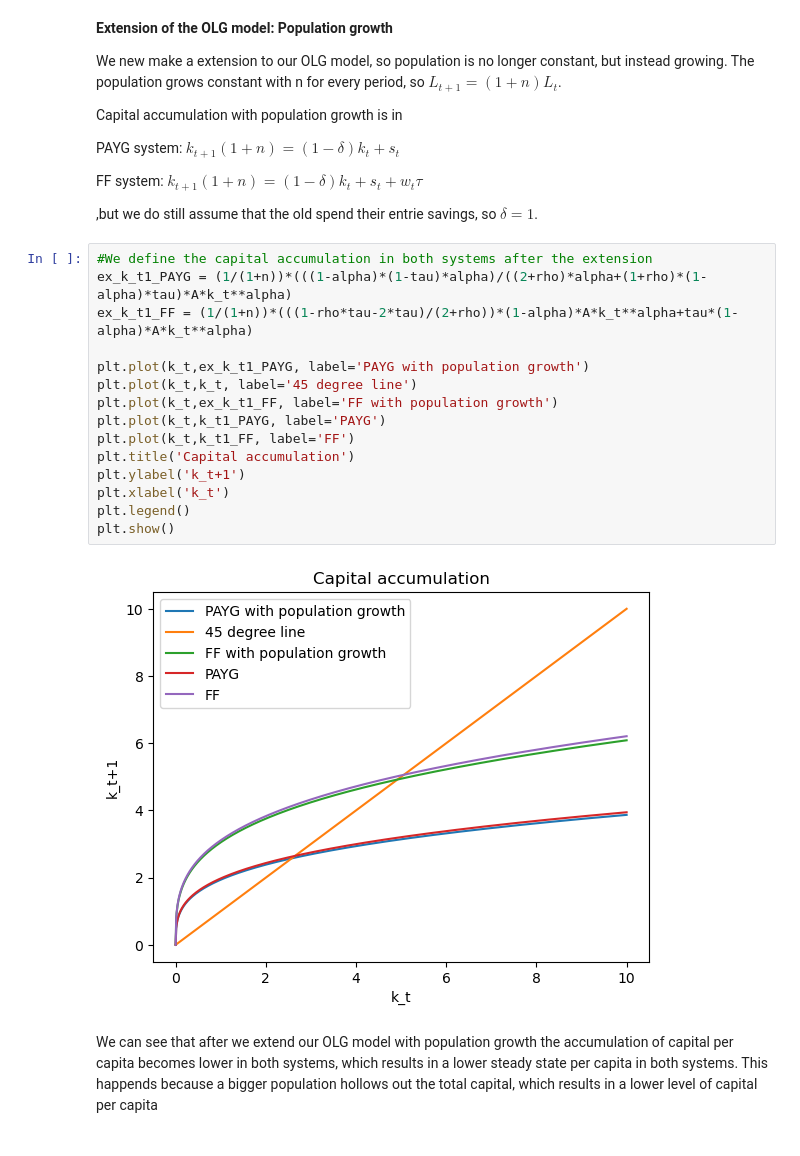
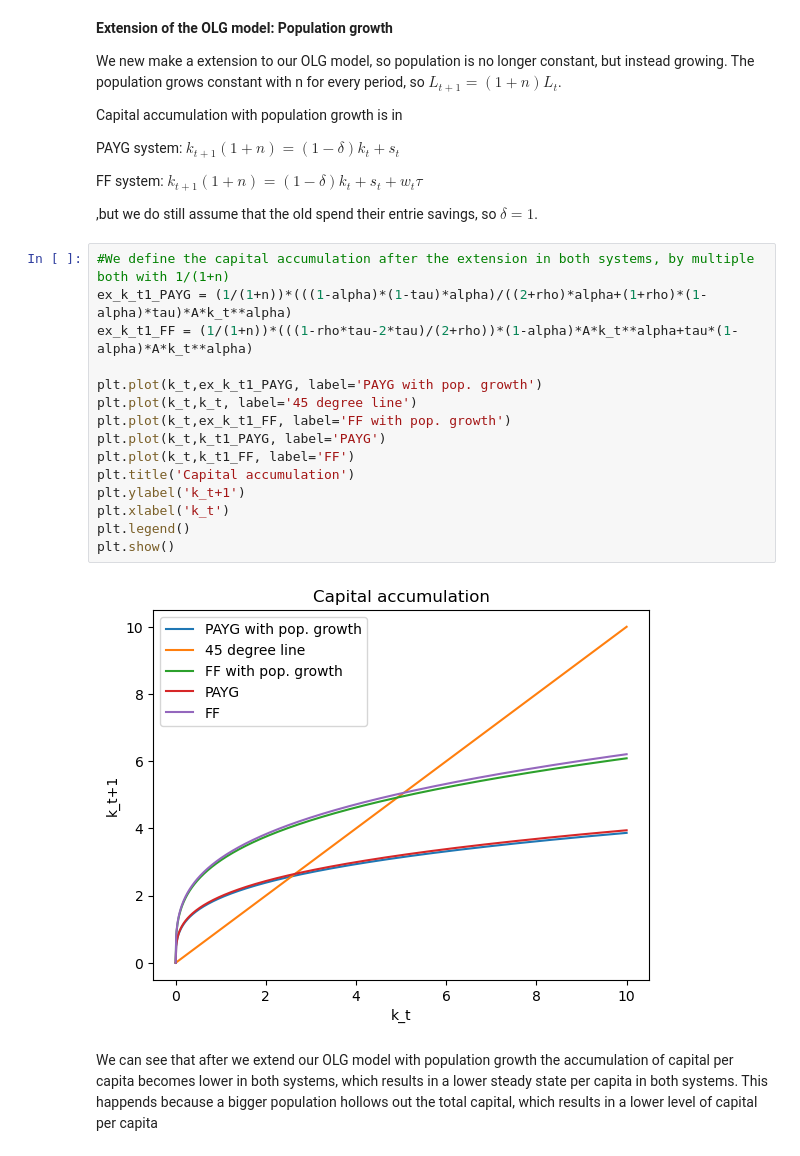
Before and after one commit to NumEconCopenhagen/projects-2023-joost-adam-og-frederik, a Jupyter notebook: modelproject/modelproject.ipynb, the cells around one changed output. Cells and saved outputs as stored; diff of their text form.

```diff
--- a/modelproject/modelproject.ipynb
+++ b/modelproject/modelproject.ipynb
@@ -370,22 +323,22 @@ FF system: $k_{t+1}(1+n)=(1-\delta)k_t+s_t+w_t\tau$
 
 ,but we do still assume that the old spend their entrie savings, so $\delta = 1 $.
 # %%
-#We define the capital accumulation in both systems after the extension
+#We define the capital accumulation after the extension in both systems, by multiple both with 1/(1+n)
 ex_k_t1_PAYG = (1/(1+n))*(((1-alpha)*(1-tau)*alpha)/((2+rho)*alpha+(1+rho)*(1-alpha)*tau)*A*k_t**alpha)
 ex_k_t1_FF = (1/(1+n))*(((1-rho*tau-2*tau)/(2+rho))*(1-alpha)*A*k_t**alpha+tau*(1-alpha)*A*k_t**alpha)
 
-plt.plot(k_t,ex_k_t1_PAYG, label='PAYG with population growth')
+plt.plot(k_t,ex_k_t1_PAYG, label='PAYG with pop. growth')
 plt.plot(k_t,k_t, label='45 degree line')
-plt.plot(k_t,ex_k_t1_FF, label='FF with population growth')
+plt.plot(k_t,ex_k_t1_FF, label='FF with pop. growth')
 plt.plot(k_t,k_t1_PAYG, label='PAYG')
 plt.plot(k_t,k_t1_FF, label='FF')
 plt.title('Capital accumulation')
 plt.ylabel('k_t+1')
 plt.xlabel('k_t')
 plt.legend()
 plt.show()
 # %% [output]
-[figure, old version]
+[figure, new version]
 # %% [markdown]
 We can see that after we extend our OLG model with population growth the accumulation of capital per capita becomes lower in both systems, which results in a lower steady state per capita in both systems. This happends because a bigger population hollows out the total capital, which results in a lower level of capital per capita
 # %% [markdown]
```
Also changed, not shown: parts of 14 cells of this notebook, 1 other file.
